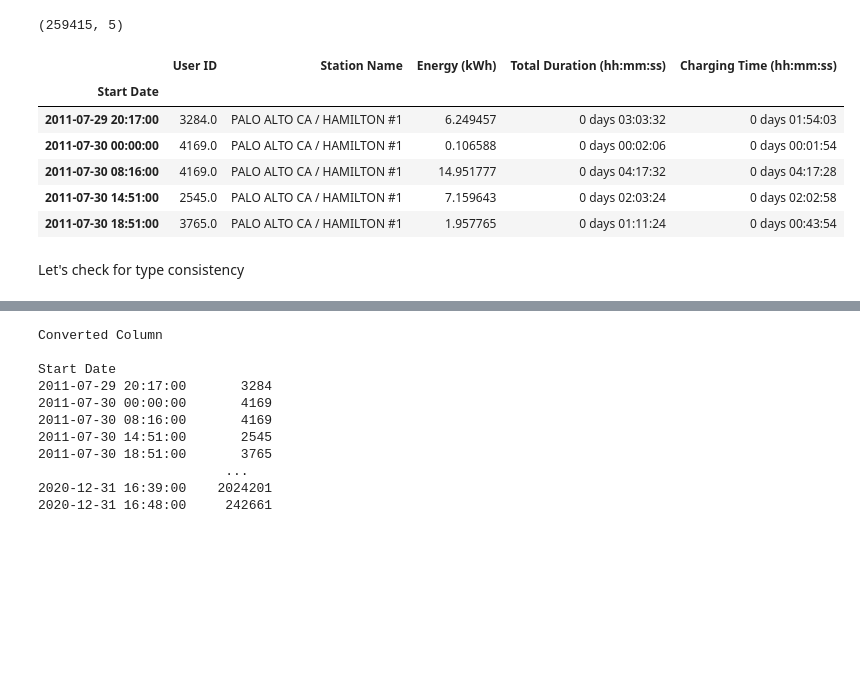
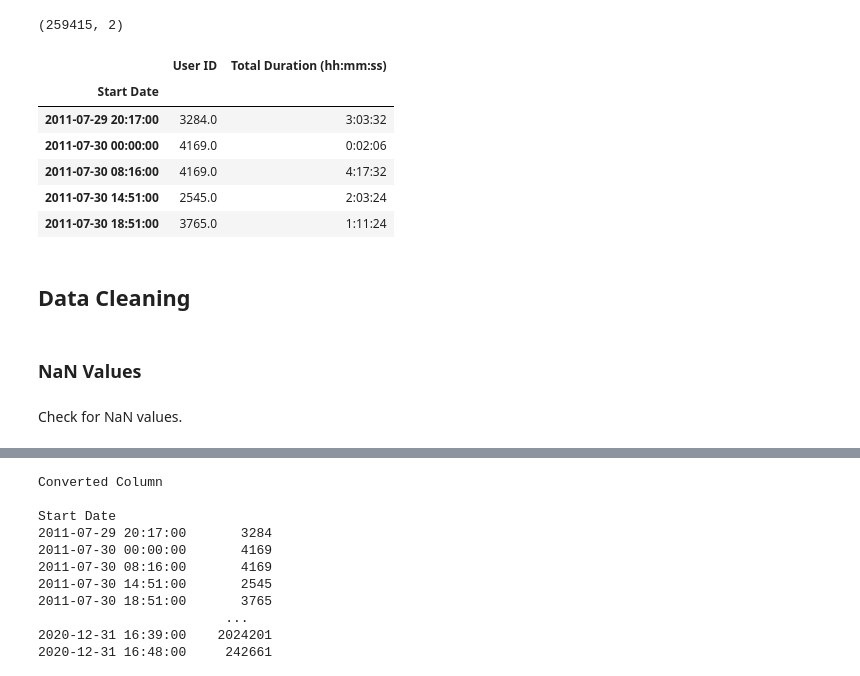
Before and after one commit to vilim-cro/Energy-and-Mobility, a Jupyter notebook: src/Section2a_Clustering.ipynb, the cells around one changed output, grey strips where cells are left out. Cells and saved outputs as stored; diff of their text form; code cells hidden in the pictures; blank space fills up the shorter version.

```diff
--- a/src/Section2a_Clustering.ipynb
+++ b/src/Section2a_Clustering.ipynb
@@ -51,30 +74,31 @@ Before we start cleaning the data, let's extract the features we're interested i
 # %%
-# features_df = original_data.head(30000).copy()  # Make a copy to avoid modification of the original data
 features_df = original_data.copy()
 
 
 # Use .loc to ensure you are modifying the DataFrame in a safe manner
 features_df.loc[:, "Start Date"] = pd.to_datetime(features_df["Start Date"])
-features_df.loc[:, "Charging Time (hh:mm:ss)"] = pd.to_timedelta(features_df["Charging Time (hh:mm:ss)"])
-features_df.loc[:, "Total Duration (hh:mm:ss)"] = pd.to_timedelta(features_df["Total Duration (hh:mm:ss)"])
 
 # Set the 'Start Date' column as the index
 features_df = features_df.set_index("Start Date")
 # features_df = features_df[features_df.index.year == 2020]
 
 # Select specific columns
-features_df = features_df[["User ID", "Station Name", "Energy (kWh)", "Total Duration (hh:mm:ss)", "Charging Time (hh:mm:ss)"]]
+features_df = features_df[["User ID", "Total Duration (hh:mm:ss)"]]
 
 print(features_df.shape)
 features_df.head()
 # %% [output]
-(259415, 5)
+(259415, 2)
-|  | User ID | Station Name | Energy (kWh) | Total Duration (hh:mm:ss) | Charging Time (hh:mm:ss) |
-| Start Date |  |  |  |  |  |
-| 2011-07-29 20:17:00 | 3284.0 | PALO ALTO CA / HAMILTON #1 | 6.249457 | 0 days 03:03:32 | 0 days 01:54:03 |
-| 2011-07-30 00:00:00 | 4169.0 | PALO ALTO CA / HAMILTON #1 | 0.106588 | 0 days 00:02:06 | 0 days 00:01:54 |
-| 2011-07-30 08:16:00 | 4169.0 | PALO ALTO CA / HAMILTON #1 | 14.951777 | 0 days 04:17:32 | 0 days 04:17:28 |
-| 2011-07-30 14:51:00 | 2545.0 | PALO ALTO CA / HAMILTON #1 | 7.159643 | 0 days 02:03:24 | 0 days 02:02:58 |
-| 2011-07-30 18:51:00 | 3765.0 | PALO ALTO CA / HAMILTON #1 | 1.957765 | 0 days 01:11:24 | 0 days 00:43:54 |
+|  | User ID | Total Duration (hh:mm:ss) |
+| Start Date |  |  |
+| 2011-07-29 20:17:00 | 3284.0 | 3:03:32 |
+| 2011-07-30 00:00:00 | 4169.0 | 0:02:06 |
+| 2011-07-30 08:16:00 | 4169.0 | 4:17:32 |
+| 2011-07-30 14:51:00 | 2545.0 | 2:03:24 |
+| 2011-07-30 18:51:00 | 3765.0 | 1:11:24 |
-# %% [markdown]
-Let's check for type consistency
+# %% [markdown]
+## Data Cleaning
+# %% [markdown]
+### NaN Values
+# %% [markdown]
+Check for NaN values.
```
Also changed, not shown: parts of 61 cells of this notebook, 1 other file.
